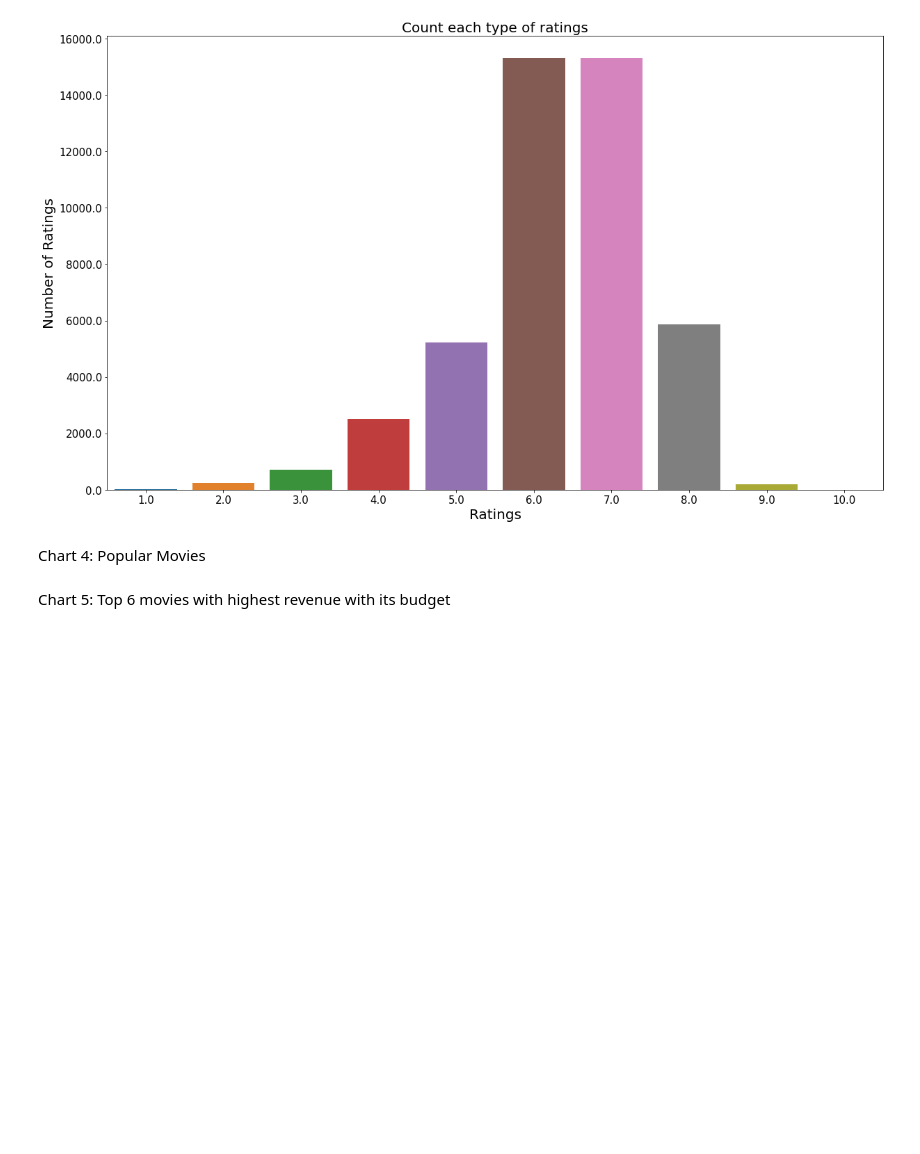
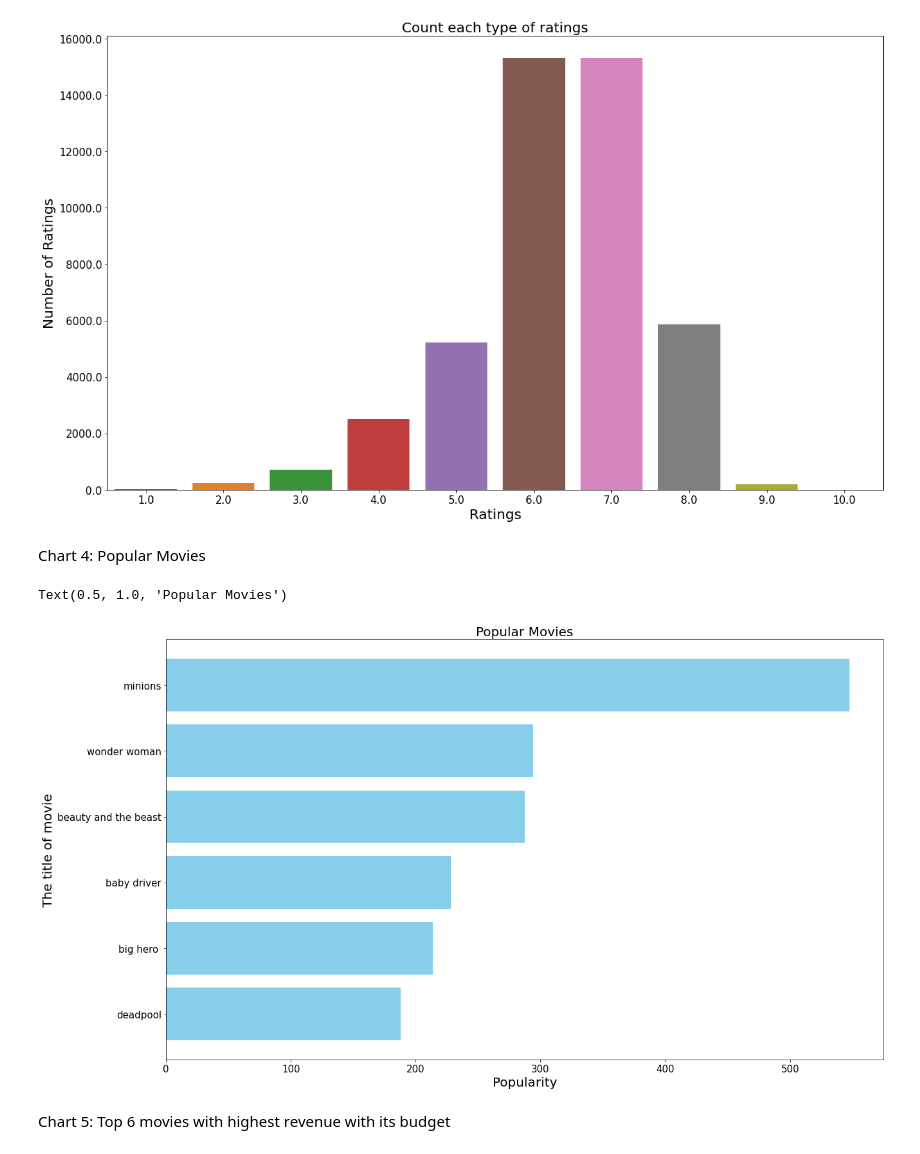
Before and after one commit to s3822042/asm3_pds, a Jupyter notebook: assignment3.ipynb, the cells around one changed output. Drawn from its saved outputs; the diff is of its cells as text; code cells hidden in the pictures; blank space fills up the shorter version.

```diff
--- a/assignment3.ipynb
+++ b/assignment3.ipynb
@@ -198,0 +217,8 @@ df['rating'].isnull().sum()
+# %%
+df_updated = movies_df.merge(ratings_updated_df, how="left", on="movieId")
+
+comment_counts = pd.DataFrame(df_updated["title"].value_counts())
+rare_movies = comment_counts[comment_counts["title"] <= 1000].index
+common_movies = df_updated[~df_updated["title"].isin(rare_movies)]
+# round rating float, for classification
+df_updated = df_updated.round({'rating': 0})
@@ -344,16 +377,19 @@ plt.show()
 # %% [markdown]
 Chart 4: Popular Movies
 # %%
-pop = df.sort_values('popularity', ascending=False)
+pop = df_updated.sort_values('popularity', ascending=False)
 plt.figure(figsize=(20,12))
 
 plt.barh(pop['title'].head(6),pop['popularity'].head(6), align='center',
         color='skyblue')
 plt.gca().invert_yaxis()
 plt.tick_params(labelsize = 15)
 plt.xlabel("Popularity", fontsize = 20)
 plt.ylabel("The title of movie", fontsize = 20)
 plt.title("Popular Movies", fontsize = 20)
+# %% [output]
+Text(0.5, 1.0, 'Popular Movies')
+[figure, added]
 # %% [markdown]
 Chart 5: Top 6 movies with highest revenue with its budget
 # %%
```
Also changed, not shown: parts of 48 cells of this notebook, 2 other files.
